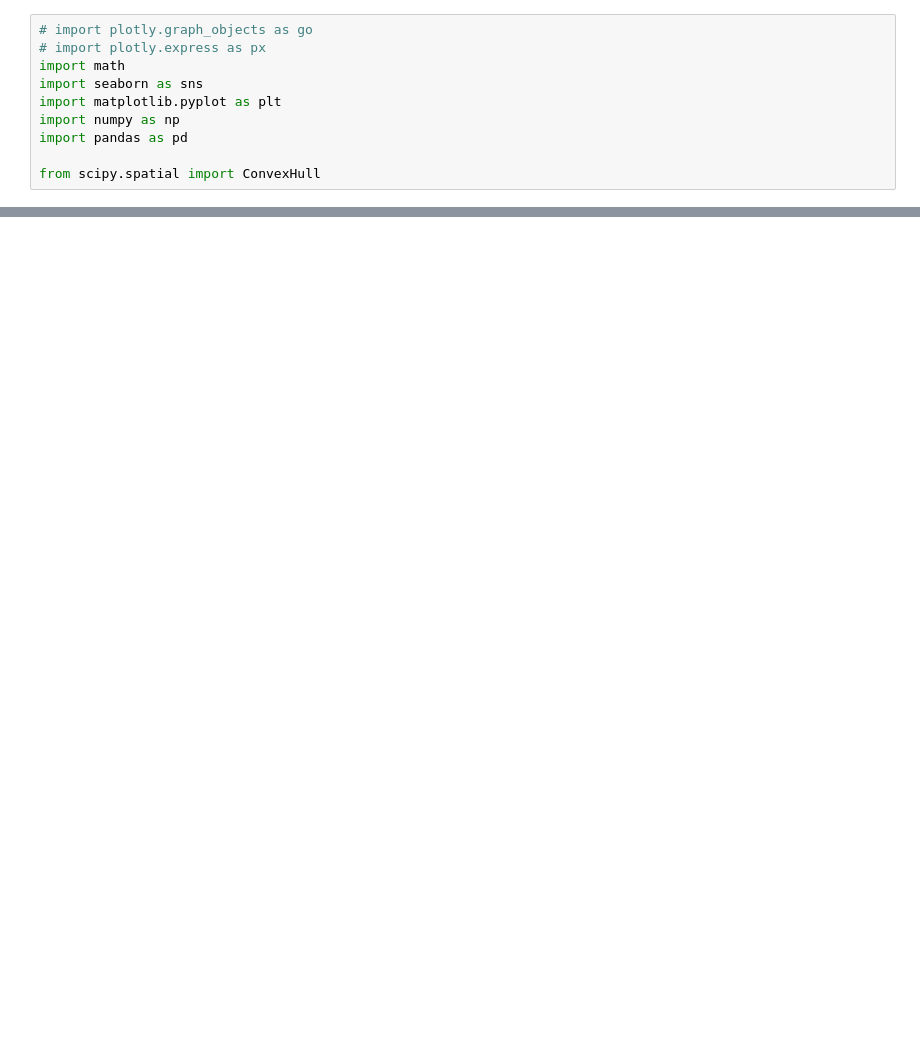
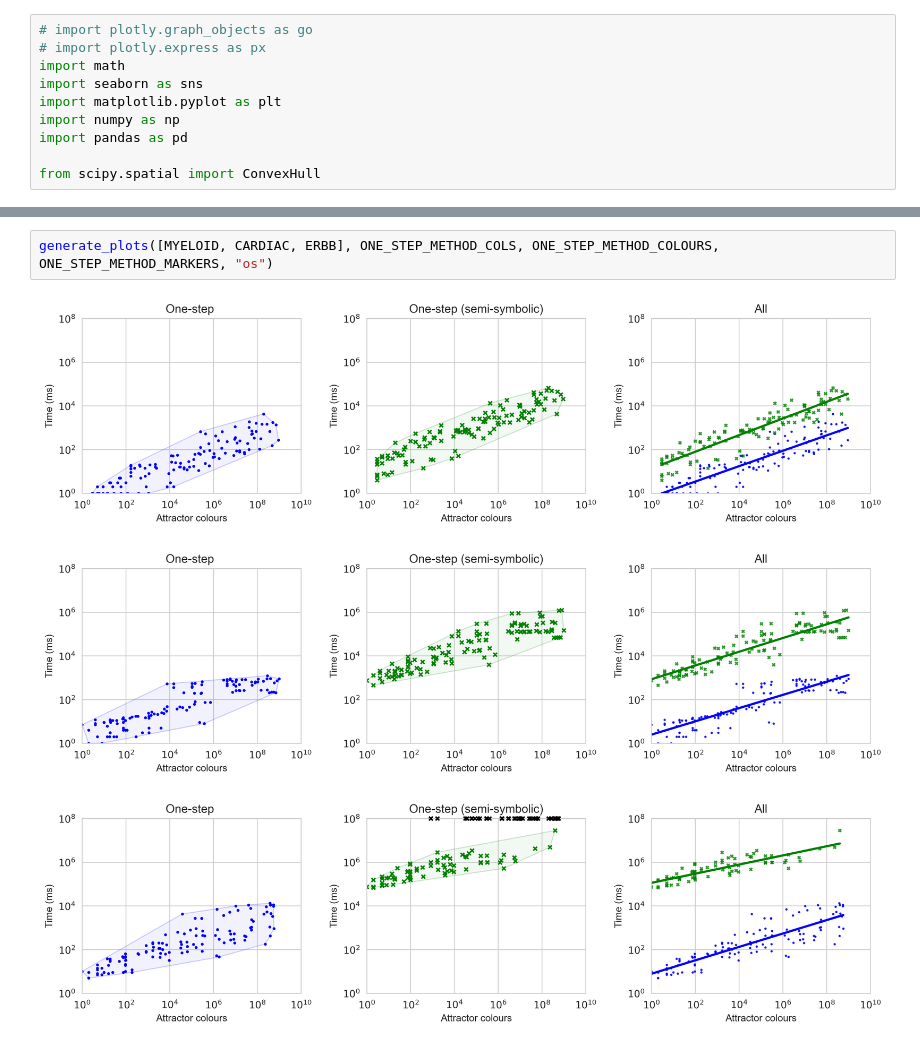
Before and after one commit to sybila/biodivine-pbn-control, a Jupyter notebook: plot_results/plots.ipynb, the cells around one changed output, grey strips where cells are left out. Cells and saved outputs as stored; diff of their text form; blank space fills up the shorter version.

```diff
--- a/plot_results/plots.ipynb
+++ b/plot_results/plots.ipynb
@@ -158,0 +194,6 @@ def get_points(model_path, method):
+# %%
+generate_plots([MYELOID, CARDIAC, ERBB], ONE_STEP_METHOD_COLS, ONE_STEP_METHOD_COLOURS, ONE_STEP_METHOD_MARKERS, "os")
+# %% [output]
+[figure, added]
+[figure, added]
+[figure, added]
```
Also changed, not shown: parts of 15 cells of this notebook, 1 other file.
